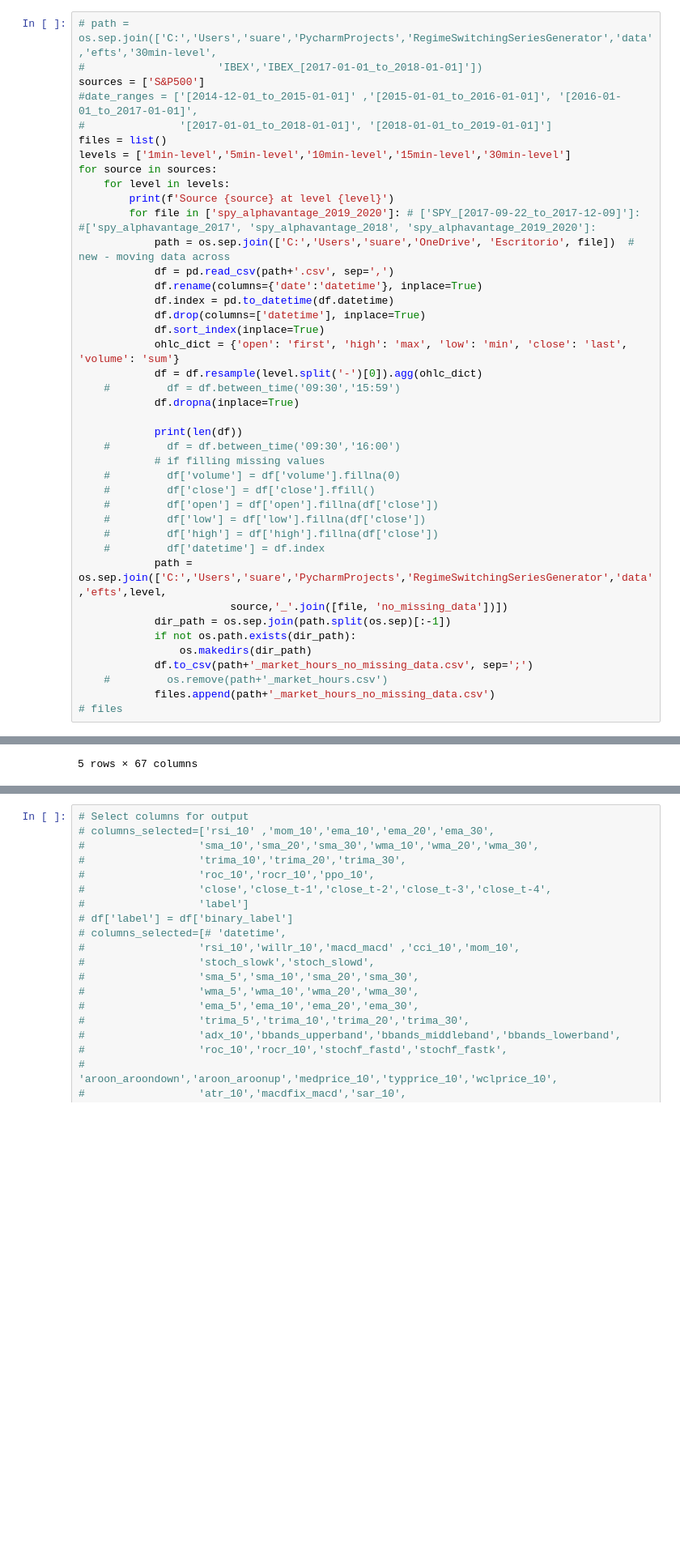
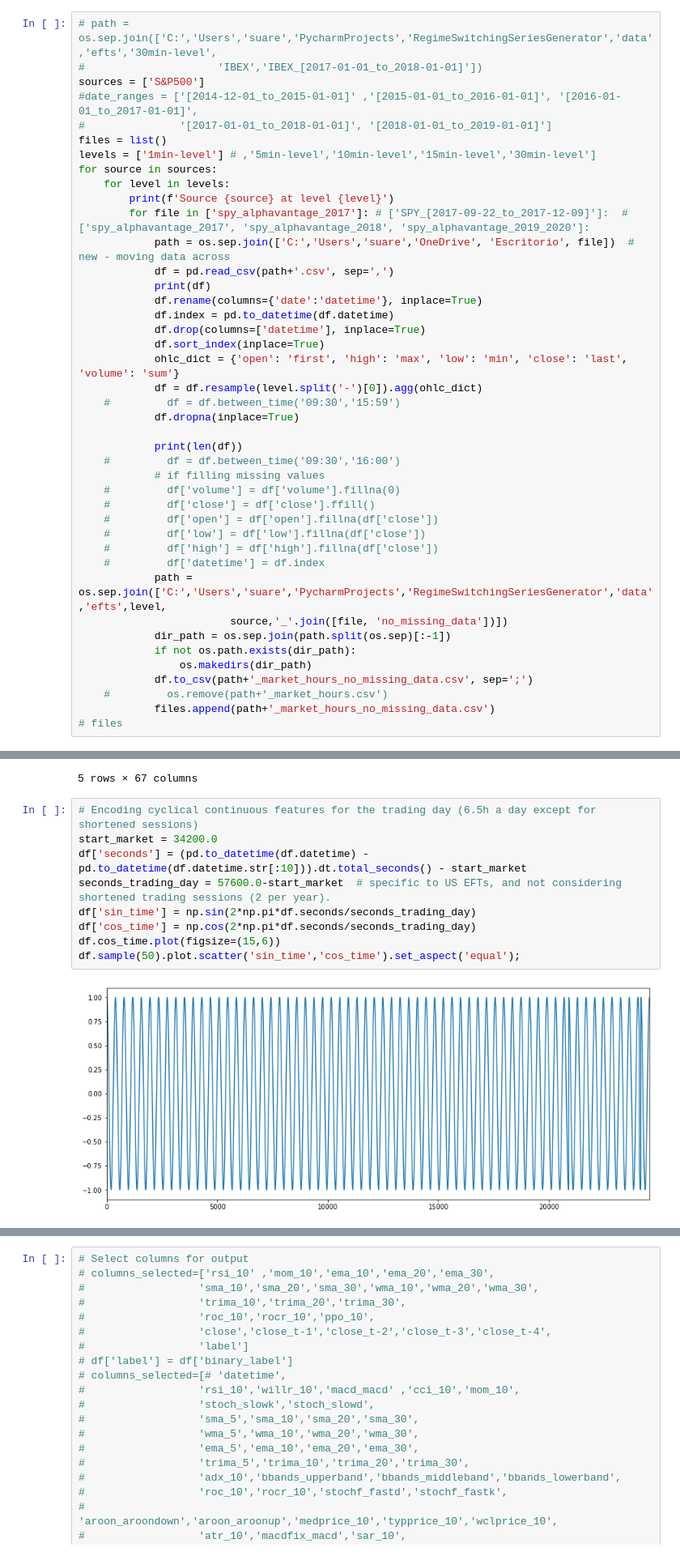
Before and after one commit to cetrulin/regime-switching-series-generator, a Jupyter notebook: notebooks/Data_preparation_experiments_NA_no_handling_gaps-ALPHA_VANTAGE.ipynb, the cells around one changed output, grey strips where cells are left out. Shown at 81% size. Saved outputs shown, nothing was run; the diff lists cells and outputs as text; blank space fills up the shorter version.

```diff
--- a/notebooks/Data_preparation_experiments_NA_no_handling_gaps-ALPHA_VANTAGE.ipynb
+++ b/notebooks/Data_preparation_experiments_NA_no_handling_gaps-ALPHA_VANTAGE.ipynb
@@ -32,13 +31,14 @@ sources = ['S&P500']
 #date_ranges = ['[2014-12-01_to_2015-01-01]' ,'[2015-01-01_to_2016-01-01]', '[2016-01-01_to_2017-01-01]',
 #               '[2017-01-01_to_2018-01-01]', '[2018-01-01_to_2019-01-01]']
 files = list()
-levels = ['1min-level','5min-level','10min-level','15min-level','30min-level']
+levels = ['1min-level'] # ,'5min-level','10min-level','15min-level','30min-level']
 for source in sources:
     for level in levels:
         print(f'Source {source} at level {level}')
-        for file in ['spy_alphavantage_2019_2020']: # ['SPY_[2017-09-22_to_2017-12-09]']:  #['spy_alphavantage_2017', 'spy_alphavantage_2018', 'spy_alphavantage_2019_2020']:
+        for file in ['spy_alphavantage_2017']: # ['SPY_[2017-09-22_to_2017-12-09]']:  #['spy_alphavantage_2017', 'spy_alphavantage_2018', 'spy_alphavantage_2019_2020']:
             path = os.sep.join(['C:','Users','suare','OneDrive', 'Escritorio', file])  # new - moving data across
             df = pd.read_csv(path+'.csv', sep=',')
+            print(df)
             df.rename(columns={'date':'datetime'}, inplace=True)
             df.index = pd.to_datetime(df.datetime)
             df.drop(columns=['datetime'], inplace=True)
@@ -214,3 +260,14 @@ df.head()
 | 36 | 2015-01-02 10:06:00 | 178.90 | 178.90 | 178.81 | 178.85 | 20954.0 | 0.0 | 1420193160 | 178.93 | 178.96 | ... |
 | 37 | 2015-01-02 10:07:00 | 178.87 | 178.88 | 178.71 | 178.75 | 14947.0 | 0.0 | 1420193220 | 178.85 | 178.93 | ... |
 5 rows × 67 columns
+# %%
+# Encoding cyclical continuous features for the trading day (6.5h a day except for shortened sessions)
+start_market = 34200.0
+df['seconds'] = (pd.to_datetime(df.datetime) - pd.to_datetime(df.datetime.str[:10])).dt.total_seconds() - start_market
+seconds_trading_day = 57600.0-start_market  # specific to US EFTs, and not considering shortened trading sessions (2 per year).
+df['sin_time'] = np.sin(2*np.pi*df.seconds/seconds_trading_day)
+df['cos_time'] = np.cos(2*np.pi*df.seconds/seconds_trading_day)
+df.cos_time.plot(figsize=(15,6))
+df.sample(50).plot.scatter('sin_time','cos_time').set_aspect('equal');
+# %% [output]
+[figure, added]
```
Also changed, not shown: parts of 29 cells of this notebook, 1 other file.
